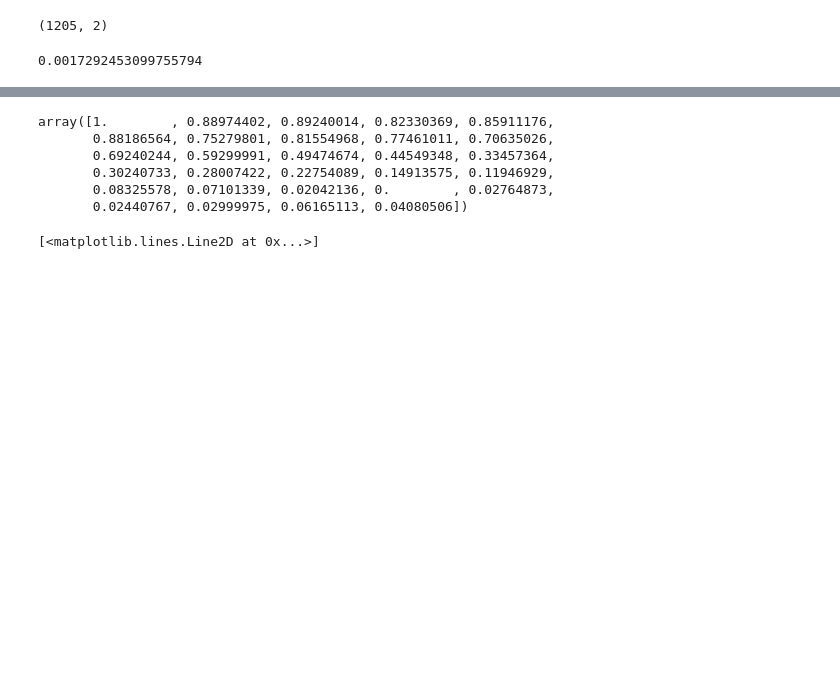
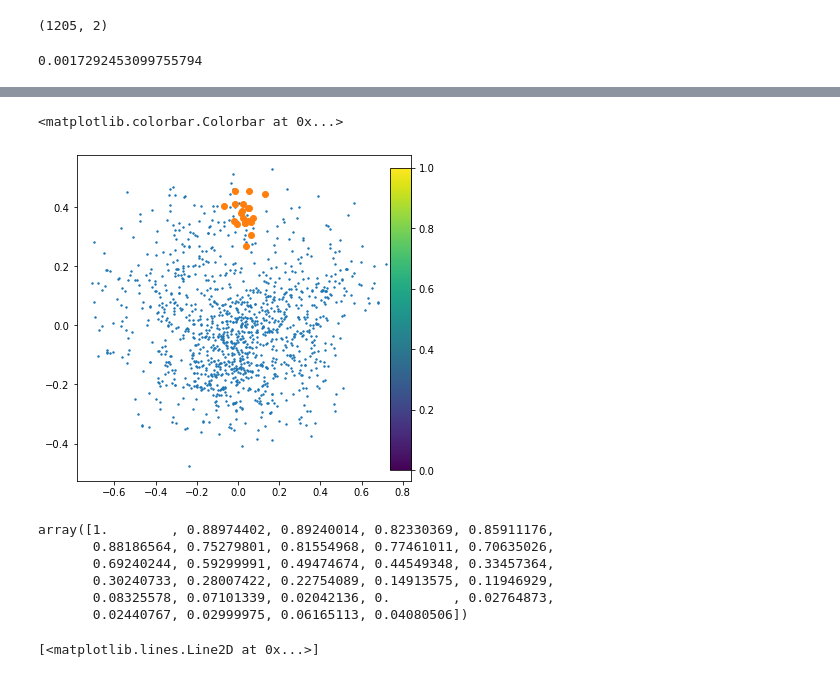
Before and after one commit to huajian1069/non-convex-optimisation, a Jupyter notebook: exploreLatentSpace.ipynb, the cells around one changed output, grey strips where cells are left out. Saved outputs shown, nothing was run; the diff lists cells and outputs as text; code cells hidden in the pictures; blank space fills up the shorter version.

```diff
--- a/exploreLatentSpace.ipynb
+++ b/exploreLatentSpace.ipynb
@@ -619,0 +644,2 @@ cmap = mpl.cm.cool
+# %%
+X = np.load('cma_lib_res10.npy')
@@ -620,3 +661,7 @@ cmap = mpl.cm.cool
+# %%
+pca_x = PCA(n_components=2)
+pca_x.fit(X)
+pca_result_2 = pca_x.transform(X)
 # %%
 fig = plt.figure(figsize=(6,6))
 plt.scatter(pca_result_2[:,0], pca_result_2[:,1], s=2)
@@ -636,0 +679,2 @@ plt.colorbar(cax=cbar_ax)
+# %%
+X2d = pca_2.transform(X)
@@ -637,3 +719,20 @@ plt.colorbar(cax=cbar_ax)
+# %%
+fig = plt.figure(figsize=(6,6))
+plt.scatter(pca_result_2[:,0], pca_result_2[:,1], s=2)
+#plt.scatter(pca_cma_res[:,0], pca_cma_res[:,1], marker='x', c=cma_phy)
+plt.scatter(X2d[:,0], X2d[:, 1])
+#plt.scatter(pca_result_3[:,0], pca_result_3[:,1], marker='x', c=latent_loss)
+#plt.scatter(pca_cma_sgd_dif_res[:,0], pca_cma_sgd_dif_res[:,1], marker='x', c=cma_sgd_dif_phy, s = 10)
+#plt.scatter(pca_sgd_res[:,0], pca_sgd_res[:,1], marker='x', c=sgd_phy, s = 10)
+#plt.scatter(pca_result_932[:,0], pca_result_932[:,1], marker='D', c=latent_loss_932[:]) #latent_loss_932[:]
+cbar_ax = fig.add_axes([0.85, 0.15, 0.05, 0.7])
+plt.ylim([-0.8, 0.8])
+plt.xlim([-0.8, 0.8])
+
+plt.colorbar(cax=cbar_ax)
+# %% [output]
+<matplotlib.colorbar.Colorbar at 0x...>
+[figure, added]
 # %%
 latent_loss_full = np.load('check_loss_sign/loss_all_latent.npy', allow_pickle=True)
 latent_loss_full = np.array([lat.item() for lat in latent_loss])
```
Also changed, not shown: parts of 20 cells of this notebook, 1 other file.
